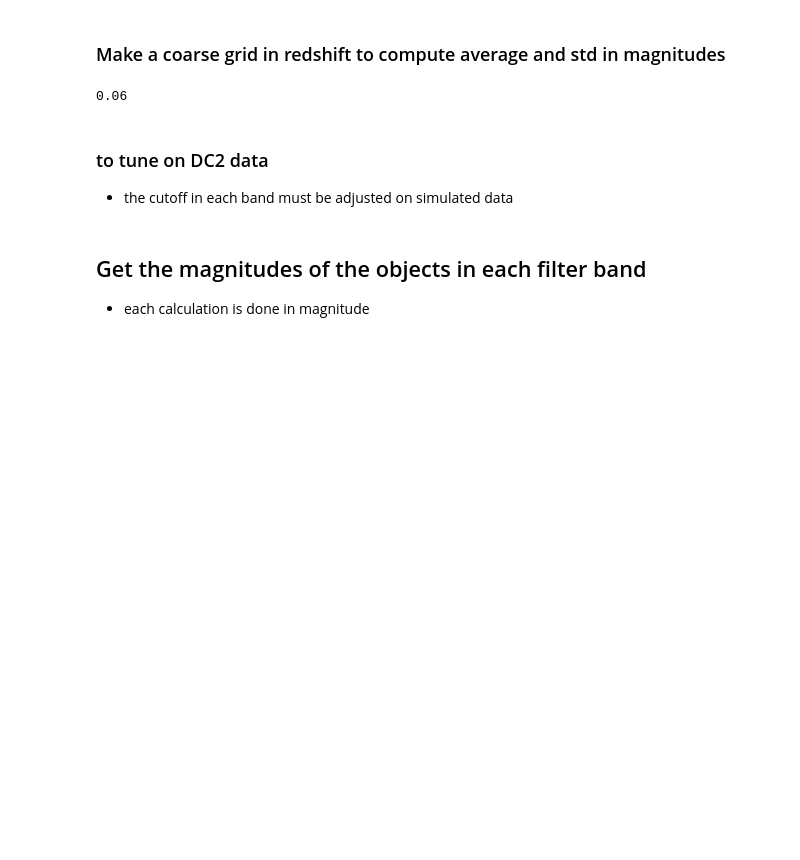
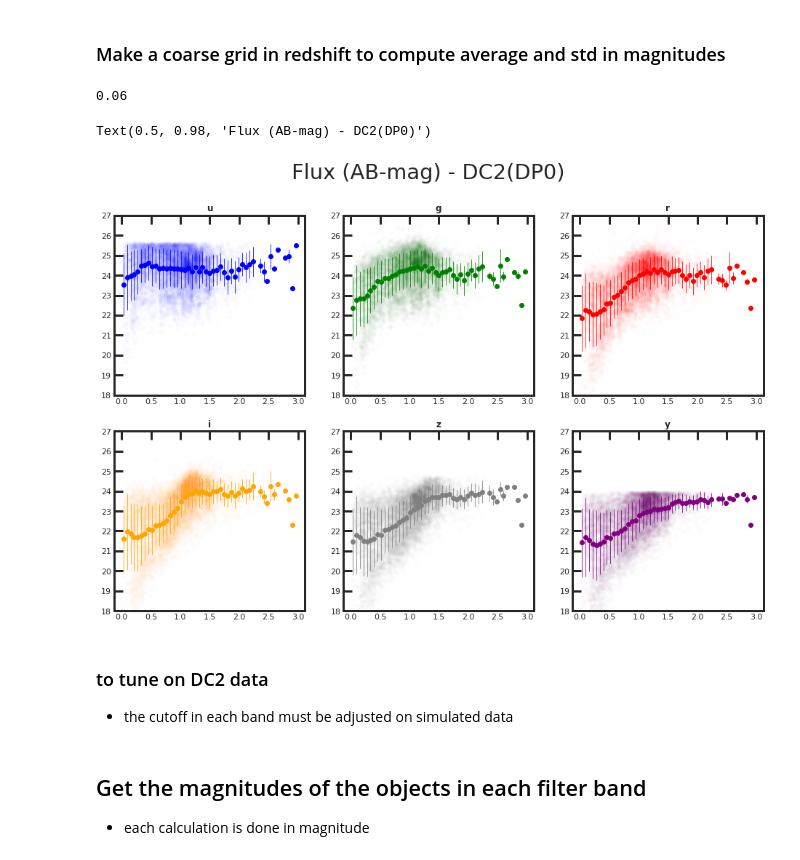
Before and after one commit to sylvielsstfr/Photoz-tools, a Jupyter notebook: PhotozGalaxySurveyMockBias.ipynb, the cells around one changed output. Drawn from its saved outputs; the diff is of its cells as text; code cells hidden in the pictures; blank space fills up the shorter version.

Commit message:
plot average flux vs redshift

```diff
--- a/PhotozGalaxySurveyMockBias.ipynb
+++ b/PhotozGalaxySurveyMockBias.ipynb
@@ -860,6 +860,9 @@ plt.suptitle("Relative Biased Flux (AB-mag) - Redshift Model")
 # %% [output]
 Text(0.5, 0.98, 'Relative Biased Flux (AB-mag) - Redshift Model')
 [figure]
+# %%
+Z_GRID = np.linspace(0,3,50)
+DZ = np.median((Z_GRID - np.roll(Z_GRID, shift=1)))
 # %%
 fig = plt.figure(figsize=(16,10))
 
@@ -867,11 +870,16 @@ for jf in range(nf):
     palette = itertools.cycle(sns.color_palette("hls", nt))
     ax  = fig.add_subplot(2,3,jf+1)
     x_data = train_z
+
     y_data = train_data_mags[:,jf]
     idx_data = np.where(y_data < 98)[0]
     x_data = x_data[idx_data]
     y_data = y_data[idx_data]
+
     sns.scatterplot(x=x_data,y=y_data,color=col_data[jf],alpha=0.01,markers=".",sizes=0.05)
+
+    Z_IDX = [ np.where(np.logical_and(x_data >= Z_GRID[i],x_data < Z_GRID[i+1]))[0] for i in range(len(Z_GRID)-1)   ]
+
 
     ax.set_title(filters[jf],fontweight="bold")
     ax.set_ylim(18.,27.)
@@ -908,28 +916,32 @@ Z_IDX = [ np.where(np.logical_and(y_train.values >= Z_GRID[i],y_train.values < Z
 # %%
 fig = plt.figure(figsize=(16,10))
 
 for jf in range(nf):
     palette = itertools.cycle(sns.color_palette("hls", nt))
     ax  = fig.add_subplot(2,3,jf+1)
     x_data = y_train.values
 
     if jf == 0:
         y_data = X_train["mag_u"].values
-        h,xe,ye = np.histogram2d(x_data,y_data,bins=(100,50),range=[[z_grid.min(),z_grid.max()],[18,27]])
+
     elif jf==1:
         y_data = X_train["mag_g"].values
     elif jf==2:
         y_data = X_train["mag_r"].values
     elif jf==3:
         y_data = X_train["mag_i"].values
     elif jf==4:
         y_data = X_train["mag_z"].values
     else:
         y_data = X_train["mag_y"].values
 
-
+    y_av = [ np.average(y_data[indexes]) for indexes in Z_IDX]
+    y_std = [ np.std(y_data[indexes]) for indexes in Z_IDX]
     sns.scatterplot(x=x_data,y=y_data,color=col_data[jf],alpha=0.01,markers=".",sizes=0.05)
-
+    ax.errorbar(Z_GRID[0:-1]+DZ/2,y_av,yerr=y_std,color=col_data[jf],lw=0.8,fmt="o" )
     ax.set_title(filters[jf],fontweight="bold")
     ax.set_ylim(18.,27.)
 plt.suptitle("Flux (AB-mag) - DC2(DP0)")
+# %% [output]
+Text(0.5, 0.98, 'Flux (AB-mag) - DC2(DP0)')
+[figure, added]
```
Also changed, not shown: parts of 3 cells of this notebook.
